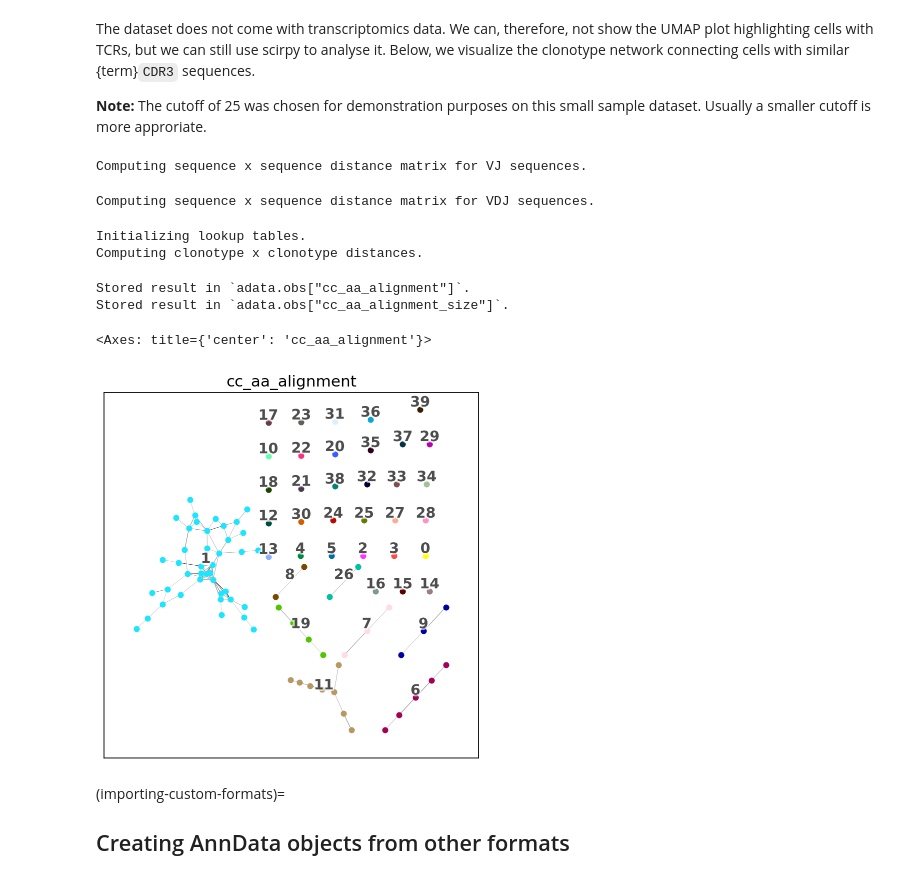
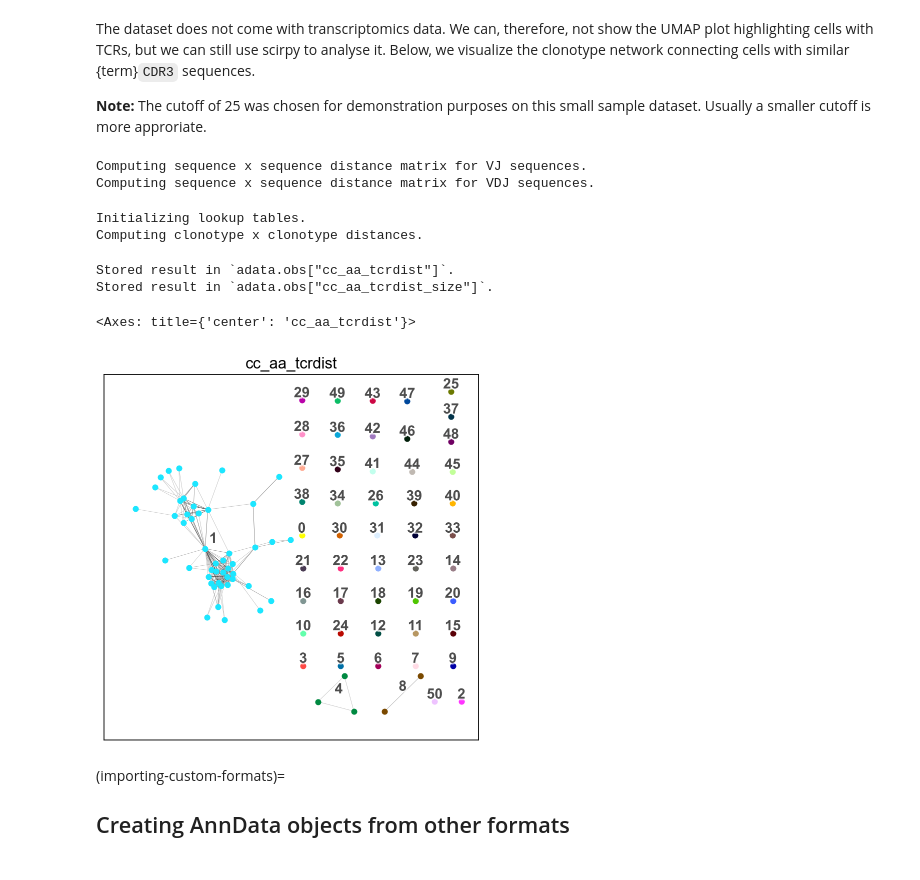
Before and after one commit to scverse/scirpy, a Jupyter notebook: docs/tutorials/tutorial_io.ipynb, the cells around one changed output. Drawn from its saved outputs; the diff is of its cells as text; code cells hidden in the pictures.

```diff
--- a/docs/tutorials/tutorial_io.ipynb
+++ b/docs/tutorials/tutorial_io.ipynb
@@ -245,34 +257,34 @@ connecting cells with similar {term}`CDR3` sequences.
 **Note:** The cutoff of 25 was chosen for demonstration purposes on this small sample dataset. Usually a smaller cutoff
 is more approriate.
 # %%
-ir.pp.ir_dist(adata, metric="alignment", sequence="aa", cutoff=25)
+ir.pp.ir_dist(adata, metric="tcrdist", sequence="aa", cutoff=25)
 # %% [output]
 Computing sequence x sequence distance matrix for VJ sequences.
+Computing sequence x sequence distance matrix for VDJ sequences.
-Computing sequence x sequence distance matrix for VDJ sequences.
 # %%
 ir.tl.define_clonotype_clusters(
     adata,
-    metric="alignment",
+    metric="tcrdist",
     sequence="aa",
     receptor_arms="any",
     dual_ir="primary_only",
 )
-ir.tl.clonotype_network(adata, size_aware=False, metric="alignment", sequence="aa")
+ir.tl.clonotype_network(adata, size_aware=False, metric="tcrdist", sequence="aa")
 ir.pl.clonotype_network(
     adata,
-    color="cc_aa_alignment",
+    color="cc_aa_tcrdist",
     base_size=20,
     panel_size=(6, 6),
     show_legend=False,
     show_size_legend=False,
 )
 # %% [output]
 Initializing lookup tables.
 Computing clonotype x clonotype distances.
-Stored result in `adata.obs["cc_aa_alignment"]`.
-Stored result in `adata.obs["cc_aa_alignment_size"]`.
+Stored result in `adata.obs["cc_aa_tcrdist"]`.
+Stored result in `adata.obs["cc_aa_tcrdist_size"]`.
-<Axes: title={'center': 'cc_aa_alignment'}>
+<Axes: title={'center': 'cc_aa_tcrdist'}>
-[figure, old version]
+[figure, new version]
 # %% [markdown]
 (importing-custom-formats)=
 ## Creating AnnData objects from other formats
```
Also changed, not shown: parts of 11 cells of this notebook, 11 other files.
